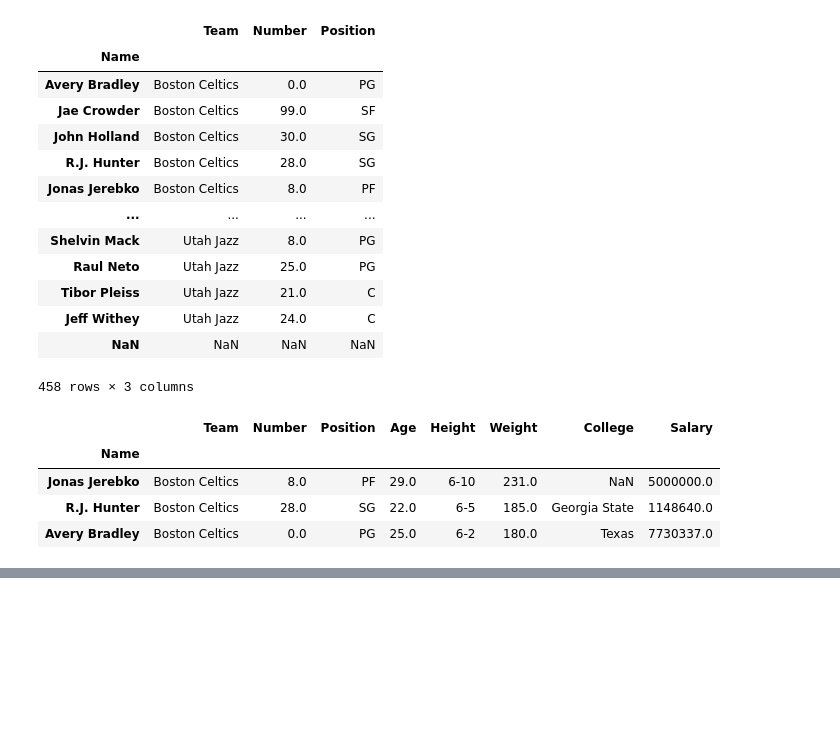
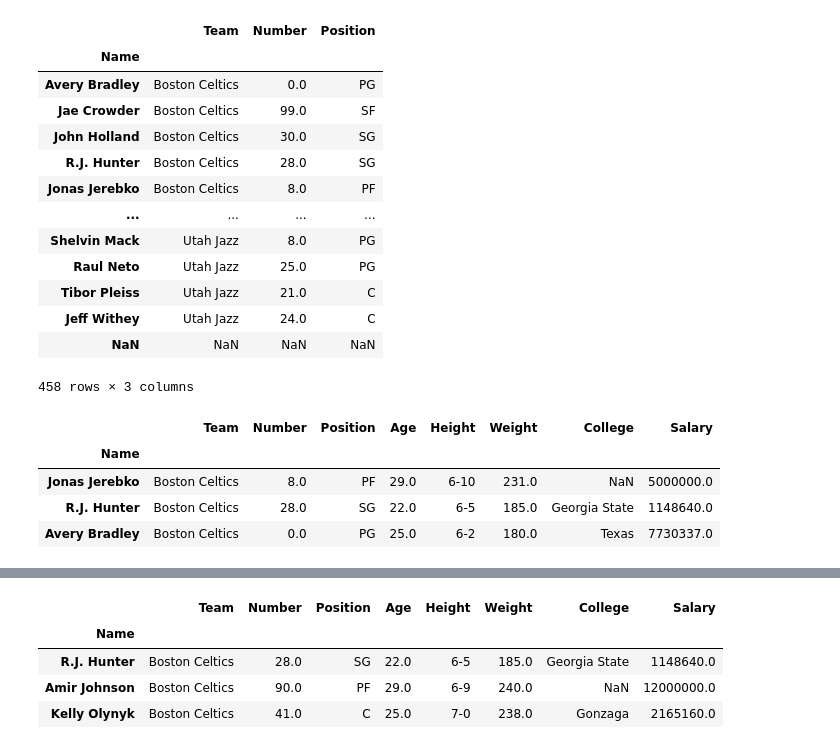
Before and after one commit to Lenmbugua/Python-Numpy-and-Pandas, a Jupyter notebook: Pandas.ipynb, the cells around one changed output, grey strips where cells are left out. Saved outputs shown, nothing was run; the diff lists cells and outputs as text; code cells hidden in the pictures; blank space fills up the shorter version.

Commit message:
The .iloc[] method in pandas

```diff
--- a/Pandas.ipynb
+++ b/Pandas.ipynb
@@ -967,3 +982,11 @@ display(first)
 | Jonas Jerebko | Boston Celtics | 8.0 | PF | 29.0 | 6-10 | 231.0 | NaN | 5000000.0 |
 | R.J. Hunter | Boston Celtics | 28.0 | SG | 22.0 | 6-5 | 185.0 | Georgia State | 1148640.0 |
 | Avery Bradley | Boston Celtics | 0.0 | PG | 25.0 | 6-2 | 180.0 | Texas | 7730337.0 |
+# %%
+#Indexing a DataFrame using .iloc[ ]
+#Selecting a Single Row
+import pandas as pd
+data = pd.read_csv('nba.csv', index_col="Name")
+#Select a single row by position
+row2 = data.iloc[3]
+print(row2)
@@ -969,0 +1003,11 @@ display(first)
+# %%
+#Selecting Multiple Rows
+#To select multiple rows, pass a list of integer positions:
+row2 = data.iloc[[3,5,7]]
+display(row2)
+# %% [output]
+|  | Team | Number | Position | Age | Height | Weight | College | Salary |
+| Name |  |  |  |  |  |  |  |  |
+| R.J. Hunter | Boston Celtics | 28.0 | SG | 22.0 | 6-5 | 185.0 | Georgia State | 1148640.0 |
+| Amir Johnson | Boston Celtics | 90.0 | PF | 29.0 | 6-9 | 240.0 | NaN | 12000000.0 |
+| Kelly Olynyk | Boston Celtics | 41.0 | C | 25.0 | 7-0 | 238.0 | Gonzaga | 2165160.0 |
```
Also changed, not shown: parts of 3 cells of this notebook.
